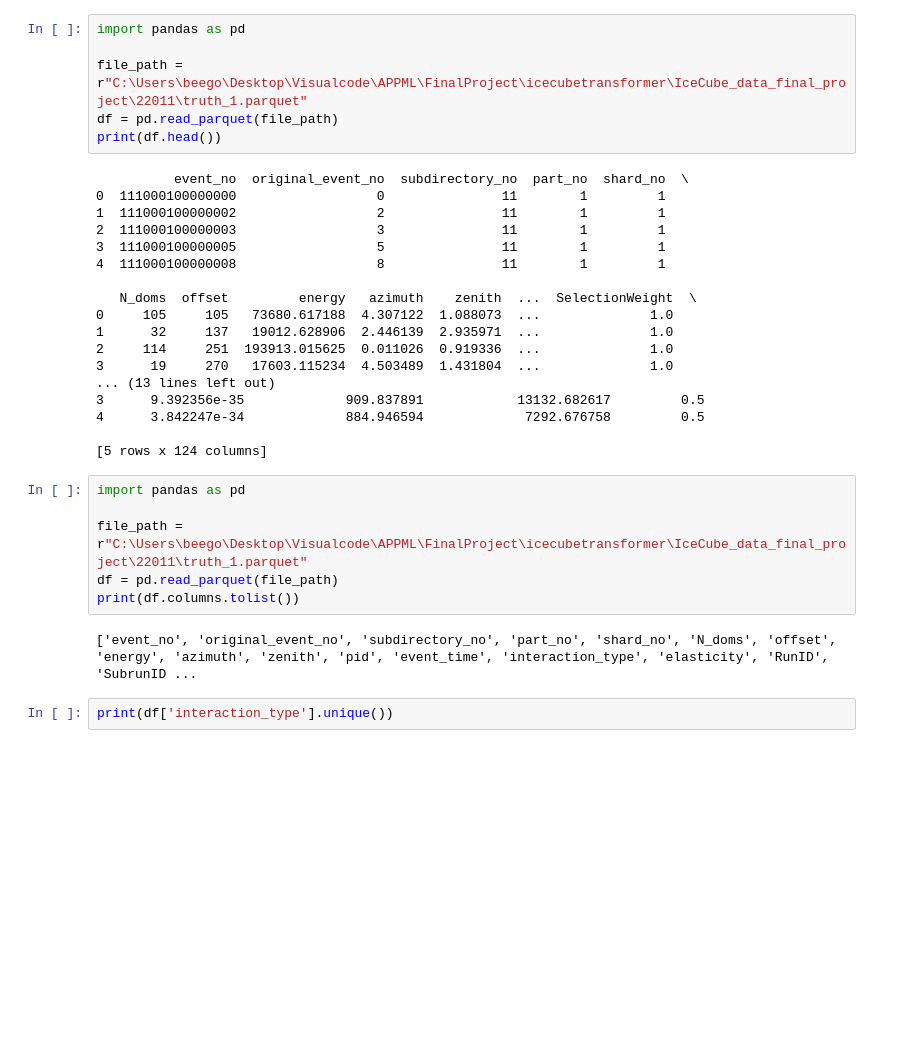
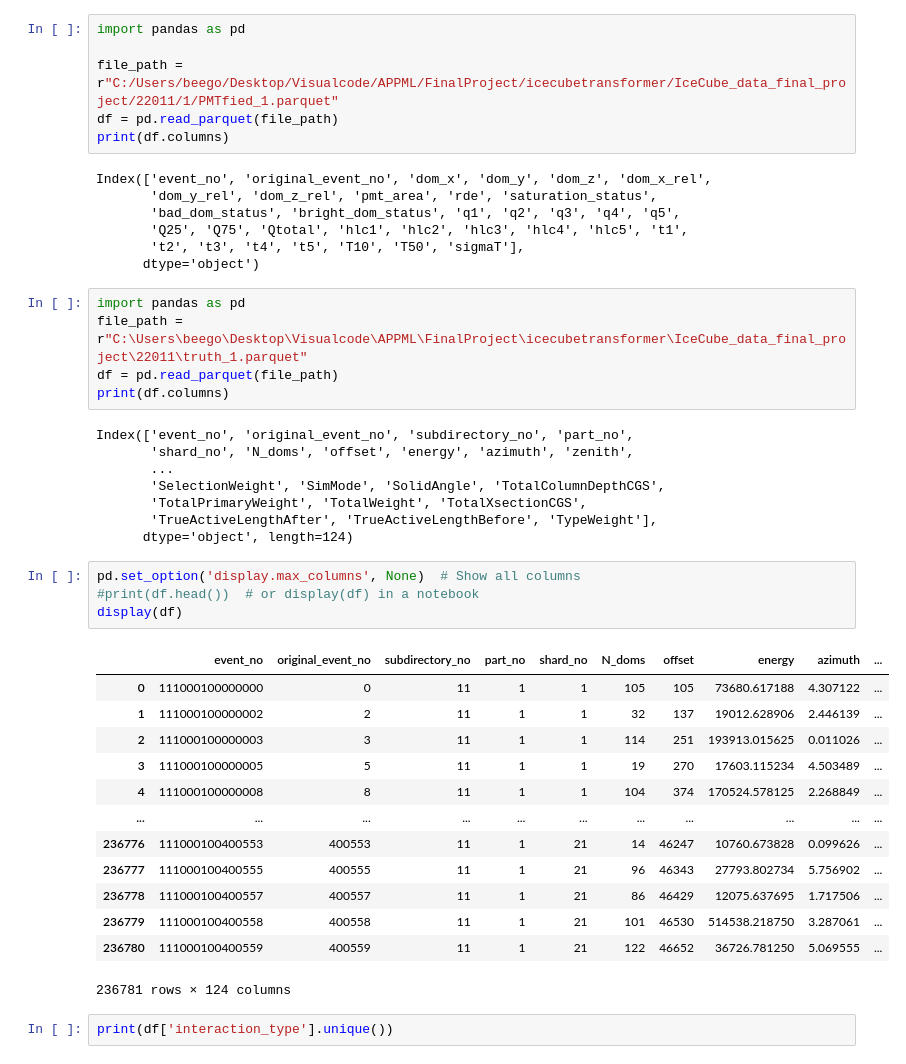
Before and after one commit to mister-fran/FinalProjectFran, a Jupyter notebook: test.ipynb, the cells around one changed output. Drawn from its saved outputs; the diff is of its cells as text; blank space fills up the shorter version.

```diff
--- a/test.ipynb
+++ b/test.ipynb
@@ -1,35 +1,47 @@
 # %%
 import pandas as pd
 
-file_path = r"C:\Users\beego\Desktop\Visualcode\APPML\FinalProject\icecubetransformer\IceCube_data_final_project\22011\truth_1.parquet"
+file_path = r"C:/Users/beego/Desktop/Visualcode/APPML/FinalProject/icecubetransformer/IceCube_data_final_project/22011/1/PMTfied_1.parquet"
 df = pd.read_parquet(file_path)
-print(df.head())
+print(df.columns)
 # %% [output]
-          event_no  original_event_no  subdirectory_no  part_no  shard_no  \
-0  111000100000000                  0               11        1         1
-1  111000100000002                  2               11        1         1
-2  111000100000003                  3               11        1         1
-3  111000100000005                  5               11        1         1
-4  111000100000008                  8               11        1         1
-
-   N_doms  offset         energy   azimuth    zenith  ...  SelectionWeight  \
-0     105     105   73680.617188  4.307122  1.088073  ...              1.0
-1      32     137   19012.628906  2.446139  2.935971  ...              1.0
-2     114     251  193913.015625  0.011026  0.919336  ...              1.0
-3      19     270   17603.115234  4.503489  1.431804  ...              1.0
-... (13 lines left out)
-3      9.392356e-35             909.837891            13132.682617         0.5
-4      3.842247e-34             884.946594             7292.676758         0.5
-
-[5 rows x 124 columns]
+Index(['event_no', 'original_event_no', 'dom_x', 'dom_y', 'dom_z', 'dom_x_rel',
+       'dom_y_rel', 'dom_z_rel', 'pmt_area', 'rde', 'saturation_status',
+       'bad_dom_status', 'bright_dom_status', 'q1', 'q2', 'q3', 'q4', 'q5',
+       'Q25', 'Q75', 'Qtotal', 'hlc1', 'hlc2', 'hlc3', 'hlc4', 'hlc5', 't1',
+       't2', 't3', 't4', 't5', 'T10', 'T50', 'sigmaT'],
+      dtype='object')
 # %%
 import pandas as pd
-
 file_path = r"C:\Users\beego\Desktop\Visualcode\APPML\FinalProject\icecubetransformer\IceCube_data_final_project\22011\truth_1.parquet"
 df = pd.read_parquet(file_path)
-print(df.columns.tolist())
+print(df.columns)
 # %% [output]
-['event_no', 'original_event_no', 'subdirectory_no', 'part_no', 'shard_no', 'N_doms', 'offset', 'energy', 'azimuth', 'zenith', 'pid', 'event_time', 'interaction_type', 'elasticity', 'RunID', 'SubrunID ...
+Index(['event_no', 'original_event_no', 'subdirectory_no', 'part_no',
+       'shard_no', 'N_doms', 'offset', 'energy', 'azimuth', 'zenith',
+       ...
+       'SelectionWeight', 'SimMode', 'SolidAngle', 'TotalColumnDepthCGS',
+       'TotalPrimaryWeight', 'TotalWeight', 'TotalXsectionCGS',
+       'TrueActiveLengthAfter', 'TrueActiveLengthBefore', 'TypeWeight'],
+      dtype='object', length=124)
+# %%
+pd.set_option('display.max_columns', None)  # Show all columns
+#print(df.head())  # or display(df) in a notebook
+display(df)
+# %% [output]
+|  | event_no | original_event_no | subdirectory_no | part_no | shard_no | N_doms | offset | energy | azimuth | ... |
+| 0 | 111000100000000 | 0 | 11 | 1 | 1 | 105 | 105 | 73680.617188 | 4.307122 | ... |
+| 1 | 111000100000002 | 2 | 11 | 1 | 1 | 32 | 137 | 19012.628906 | 2.446139 | ... |
+| 2 | 111000100000003 | 3 | 11 | 1 | 1 | 114 | 251 | 193913.015625 | 0.011026 | ... |
+| 3 | 111000100000005 | 5 | 11 | 1 | 1 | 19 | 270 | 17603.115234 | 4.503489 | ... |
+| 4 | 111000100000008 | 8 | 11 | 1 | 1 | 104 | 374 | 170524.578125 | 2.268849 | ... |
+| ... | ... | ... | ... | ... | ... | ... | ... | ... | ... | ... |
+| 236776 | 111000100400553 | 400553 | 11 | 1 | 21 | 14 | 46247 | 10760.673828 | 0.099626 | ... |
+| 236777 | 111000100400555 | 400555 | 11 | 1 | 21 | 96 | 46343 | 27793.802734 | 5.756902 | ... |
+| 236778 | 111000100400557 | 400557 | 11 | 1 | 21 | 86 | 46429 | 12075.637695 | 1.717506 | ... |
+| 236779 | 111000100400558 | 400558 | 11 | 1 | 21 | 101 | 46530 | 514538.218750 | 3.287061 | ... |
+| 236780 | 111000100400559 | 400559 | 11 | 1 | 21 | 122 | 46652 | 36726.781250 | 5.069555 | ... |
+236781 rows × 124 columns
 # %%
 print(df['interaction_type'].unique())
 # %% [output]
```
Also changed, not shown: parts of 3 cells of this notebook, 4 other files.
